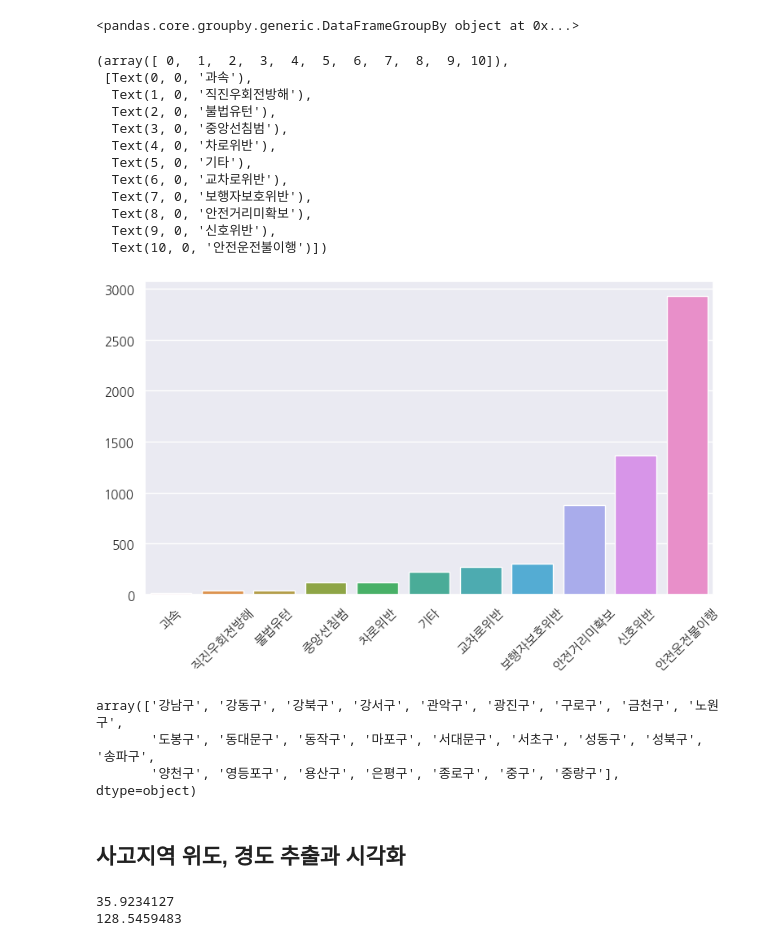
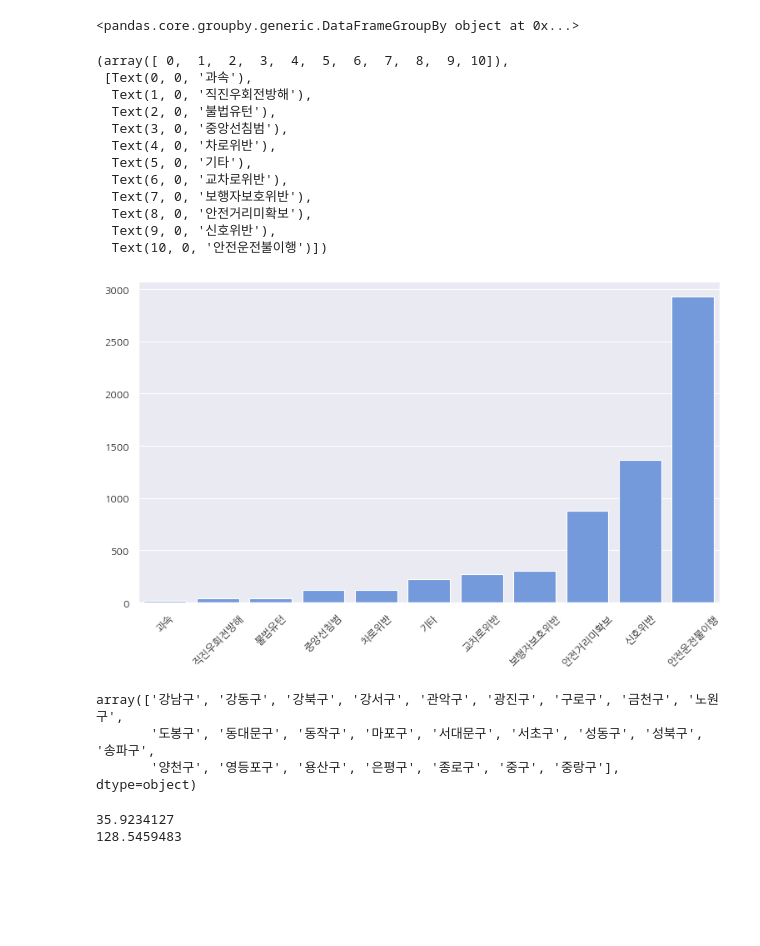
Before and after one commit to jewoodev/Visualize_to_protect_the_elderly_from_traffic_danger, a Jupyter notebook: try_visualization.ipynb, the cells around one changed output. Saved outputs shown, nothing was run; the diff lists cells and outputs as text; code cells hidden in the pictures; blank space fills up the shorter version.

Commit message:
Update visualization outputs

```diff
--- a/try_visualization.ipynb
+++ b/try_visualization.ipynb
@@ -9,7 +9,8 @@ import matplotlib.pyplot as plt
 # Control graph style
 
 %matplotlib inline
-sns.set_theme(style="darkgrid", palette="deep")
+sns.set_theme(style="darkgrid", palette="pastel")
+sns.set_context("paper")
 mpl.rcParams['font.size'] = 12
 mpl.rcParams['figure.figsize'] = (9, 5)
 mpl.rcParams['figure.facecolor'] = '#00000000'
@@ -37,5 +36,5 @@ Dokdo
 # %%
-law = pd.read_csv('law.csv')
+law = pd.read_csv('law_violation.csv')
 law.head()
 # %% [output]
 |  | 지역구 | 지점명 | 도로명 | 중앙선침범 | 신호위반 | 안전거리미확보 | 불법유턴 | 과속 | 안전운전불이행 | 교차로위반 | 보행자보호위반 | ... |
@@ -54,30 +53,28 @@ law_df = law_grouping_loc.sum()
 law_df2 = law_df.sum()
 law_df2 = law_df2.sort_values()
 # %%
-sns.barplot(x=law_df2.index, y=law_df2)
+sns.barplot(x=law_df2.index, y=law_df2, color='cornflowerblue')
 plt.xticks(rotation=45)
 # %% [output]
 (array([ 0,  1,  2,  3,  4,  5,  6,  7,  8,  9, 10]),
  [Text(0, 0, '과속'),
   Text(1, 0, '직진우회전방해'),
   Text(2, 0, '불법유턴'),
   Text(3, 0, '중앙선침범'),
   Text(4, 0, '차로위반'),
   Text(5, 0, '기타'),
   Text(6, 0, '교차로위반'),
   Text(7, 0, '보행자보호위반'),
   Text(8, 0, '안전거리미확보'),
   Text(9, 0, '신호위반'),
   Text(10, 0, '안전운전불이행')])
-[figure, old version]
+[figure, new version]
 # %%
 law['지역구'].unique()
 # %% [output]
 array(['강남구', '강동구', '강북구', '강서구', '관악구', '광진구', '구로구', '금천구', '노원구',
        '도봉구', '동대문구', '동작구', '마포구', '서대문구', '서초구', '성동구', '성북구', '송파구',
        '양천구', '영등포구', '용산구', '은평구', '종로구', '중구', '중랑구'], dtype=object)
-# %% [markdown]
-## 사고지역 위도, 경도 추출과 시각화
 # %%
 from geopy.geocoders import Nominatim
 
```
Also changed, not shown: parts of 9 cells of this notebook.
